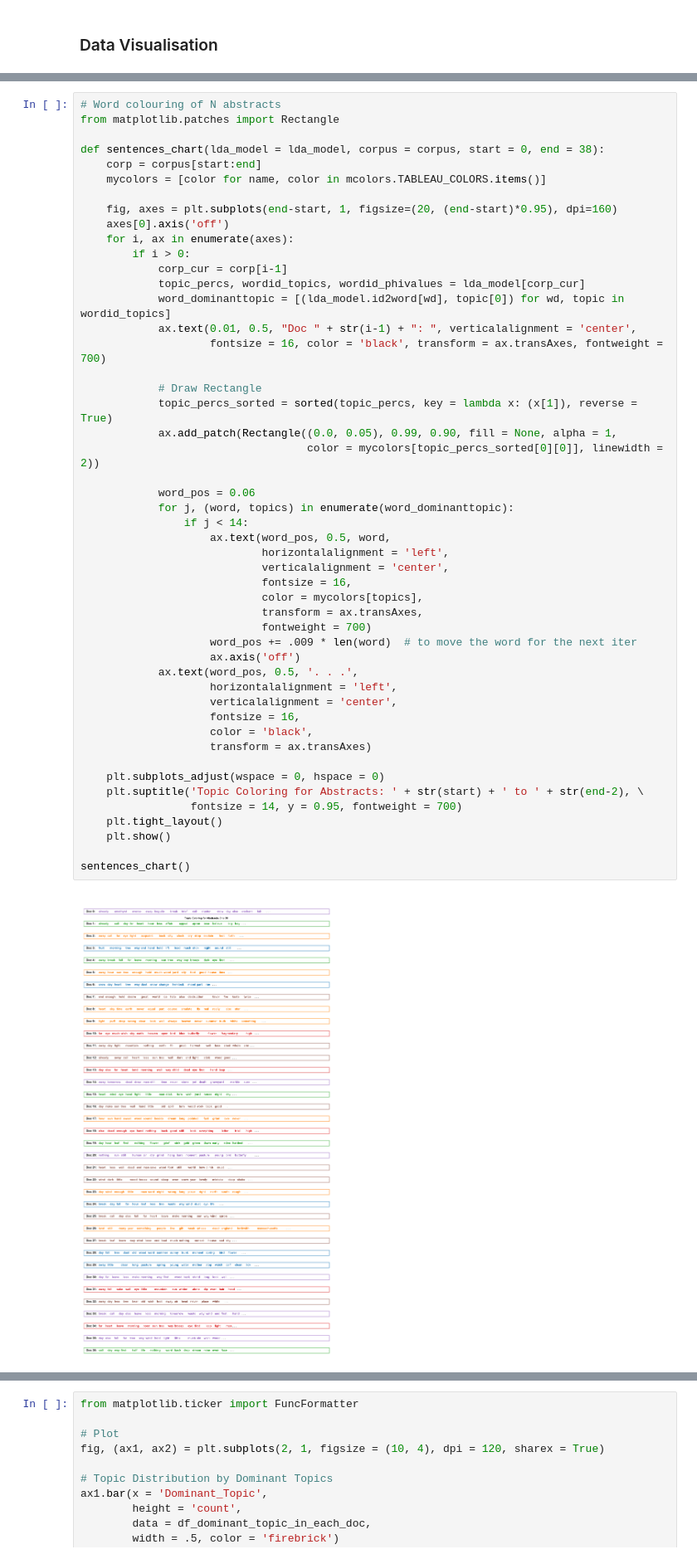
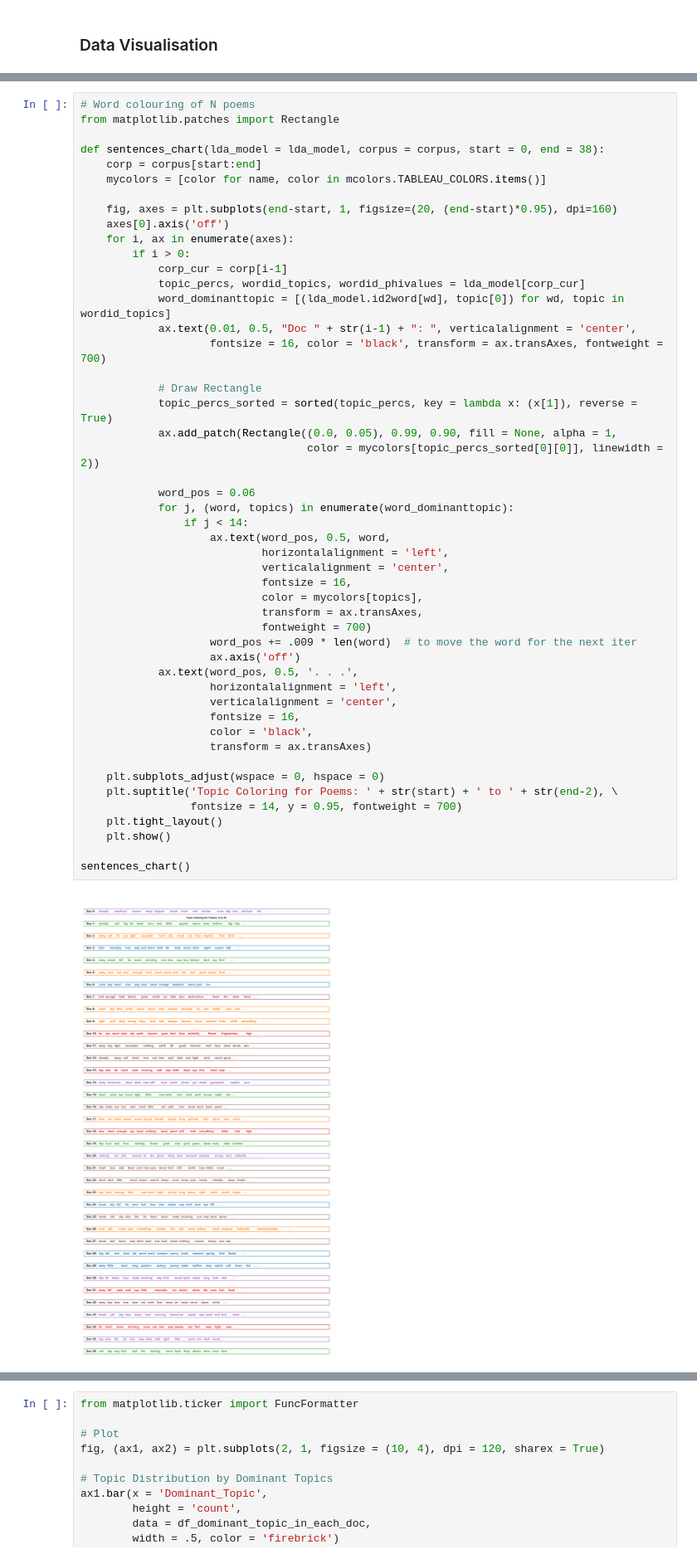
Before and after one commit to rochiecuevas/poetry, a Jupyter notebook: Frost_NLP.ipynb, the cells around one changed output, grey strips where cells are left out. Shown at 83% size. Cells and saved outputs as stored; diff of their text form.

```diff
--- a/Frost_NLP.ipynb
+++ b/Frost_NLP.ipynb
@@ -854,7 +874,7 @@ plt.show()
 # %% [output]
 [figure]
 # %%
-# Word colouring of N abstracts
+# Word colouring of N poems
 from matplotlib.patches import Rectangle
 
 def sentences_chart(lda_model = lda_model, corpus = corpus, start = 0, end = 38):
@@ -875,32 +895,32 @@ def sentences_chart(lda_model = lda_model, corpus = corpus, start = 0, end = 38)
             topic_percs_sorted = sorted(topic_percs, key = lambda x: (x[1]), reverse = True)
             ax.add_patch(Rectangle((0.0, 0.05), 0.99, 0.90, fill = None, alpha = 1,
                                    color = mycolors[topic_percs_sorted[0][0]], linewidth = 2))
 
             word_pos = 0.06
             for j, (word, topics) in enumerate(word_dominanttopic):
                 if j < 14:
                     ax.text(word_pos, 0.5, word,
                             horizontalalignment = 'left',
                             verticalalignment = 'center',
                             fontsize = 16,
                             color = mycolors[topics],
                             transform = ax.transAxes,
                             fontweight = 700)
                     word_pos += .009 * len(word)  # to move the word for the next iter
                     ax.axis('off')
             ax.text(word_pos, 0.5, '. . .',
                     horizontalalignment = 'left',
                     verticalalignment = 'center',
                     fontsize = 16,
                     color = 'black',
                     transform = ax.transAxes)
 
     plt.subplots_adjust(wspace = 0, hspace = 0)
-    plt.suptitle('Topic Coloring for Abstracts: ' + str(start) + ' to ' + str(end-2), \
+    plt.suptitle('Topic Coloring for Poems: ' + str(start) + ' to ' + str(end-2), \
                  fontsize = 14, y = 0.95, fontweight = 700)
     plt.tight_layout()
     plt.show()
 
 sentences_chart()
 # %% [output]
-[figure, old version]
+[figure, new version]
```
Also changed, not shown: parts of 22 cells of this notebook.
